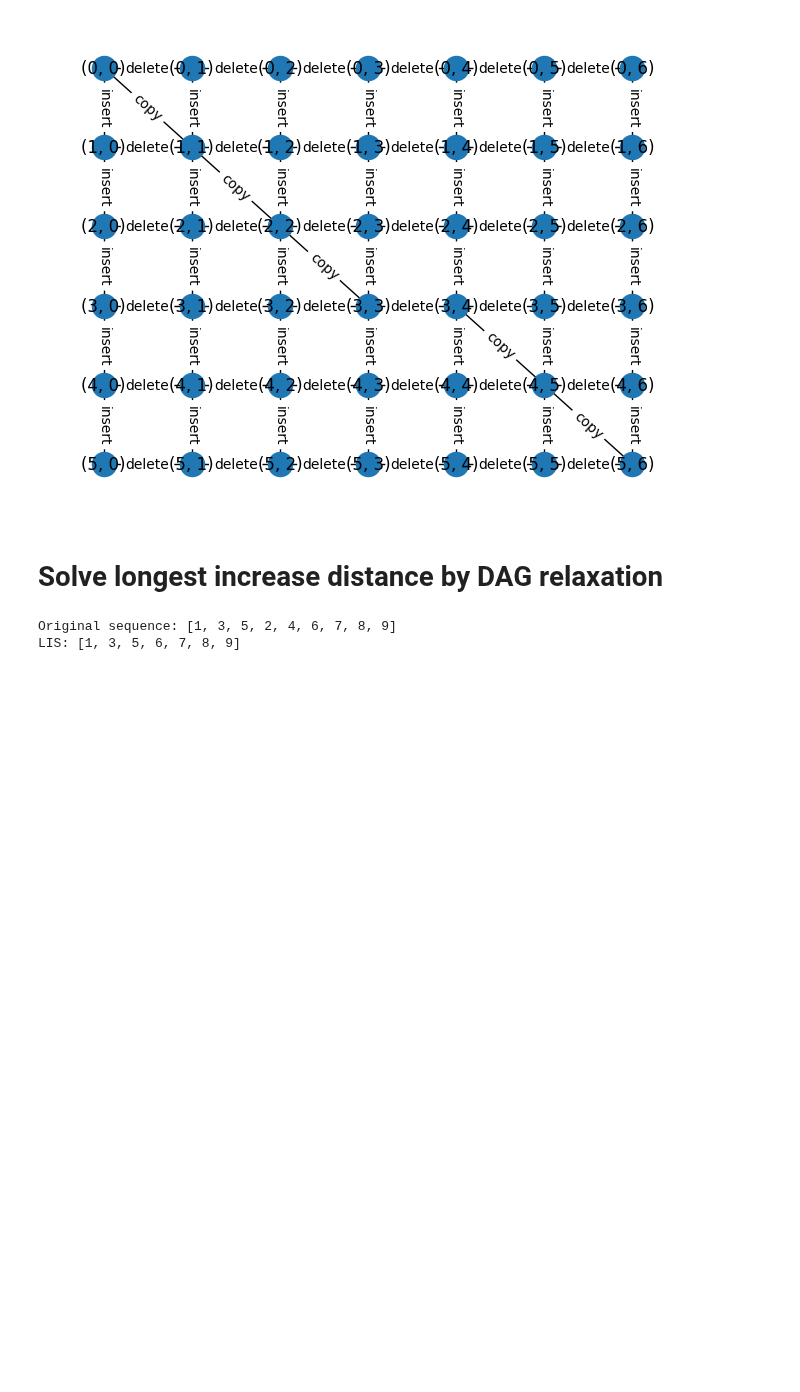
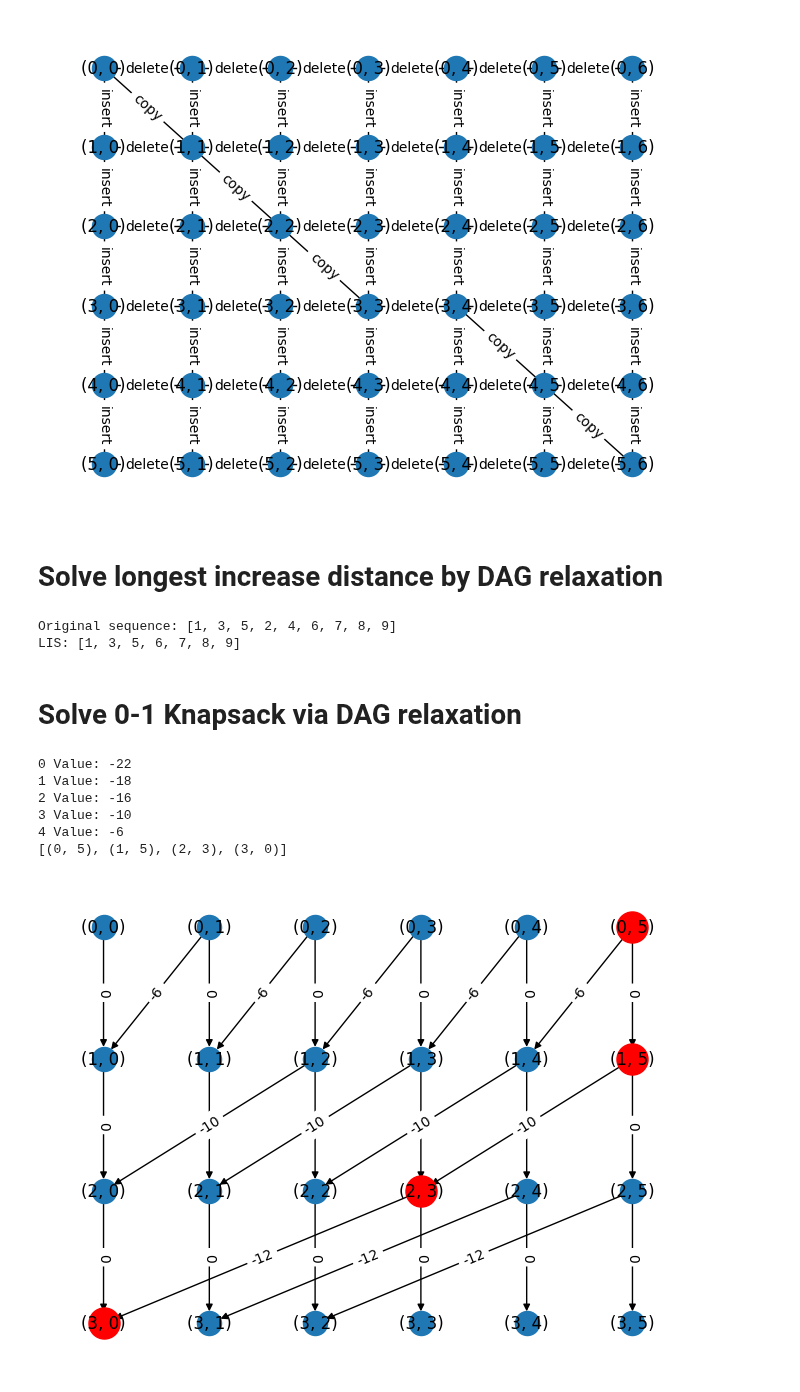
Before and after one commit to jakeoung/teach, a Jupyter notebook: alg/dp_via_dags.ipynb, the cells around one changed output. Cells and saved outputs as stored; diff of their text form; code cells hidden in the pictures; blank space fills up the shorter version.

```diff
--- a/alg/dp_via_dags.ipynb
+++ b/alg/dp_via_dags.ipynb
@@ -104,10 +104,9 @@ for i in range(len(seq)):
     graph.add_edge(-1,i, weight=-1)
     graph.add_edge(i,len(seq), weight=-1)
 # %%
-def DAG_relaxation(graph, order):
+def DAG_relaxation(graph, order, source):
     D = {v: float('inf') for v in graph}
     P = {v: None for v in graph}
-    source = -1
     D[source] = 0
     P[source] = source
 
@@ -130,7 +129,7 @@ def get_path(P, start, end):
     return path[::-1]
 
 order = [i for i in range(-1, len(seq)+1)]
-D, P = DAG_relaxation(graph, order)
+D, P = DAG_relaxation(graph, order, -1)
 path = get_path(P, -1, len(seq))
 
 LIS = [seq[idx] for idx in path[1:-1]]
@@ -139,3 +138,5 @@ print("LIS:", LIS)
 # %% [output]
 Original sequence: [1, 3, 5, 2, 4, 6, 7, 8, 9]
 LIS: [1, 3, 5, 6, 7, 8, 9]
+# %% [markdown]
+# Solve 0-1 Knapsack via DAG relaxation
@@ -141,0 +175,27 @@ LIS: [1, 3, 5, 6, 7, 8, 9]
+# %%
+# make a list of nodes in topological order
+n = len(values)
+order = [(i, remW) for i in range(len(values)+1) for remW in range(W+1)]
+D, P = DAG_relaxation(graph, order, (0,W))
+for i in range(W):
+    print(i, "Value:", D[(n,i)])
+
+# find argmax among D[n,i] for i in range(W)
+# max_value = max(D[(n,i)] for i in range(W))
+
+path = get_path(P, (0,W), (n,0))
+print(path)
+# draw graph with path
+nx.draw(graph, pos=pos, with_labels=True)
+labels = nx.get_edge_attributes(graph, 'weight')
+nx.draw_networkx_edge_labels(graph, pos, edge_labels=labels)
+nx.draw_networkx_nodes(graph, pos, nodelist=path, node_color='r', node_size=500)
+plt.show()
+# %% [output]
+0 Value: -22
+1 Value: -18
+2 Value: -16
+3 Value: -10
+4 Value: -6
+[(0, 5), (1, 5), (2, 3), (3, 0)]
+[figure, added]
```
Also changed, not shown: parts of 1 cell of this notebook, 15 other files.
